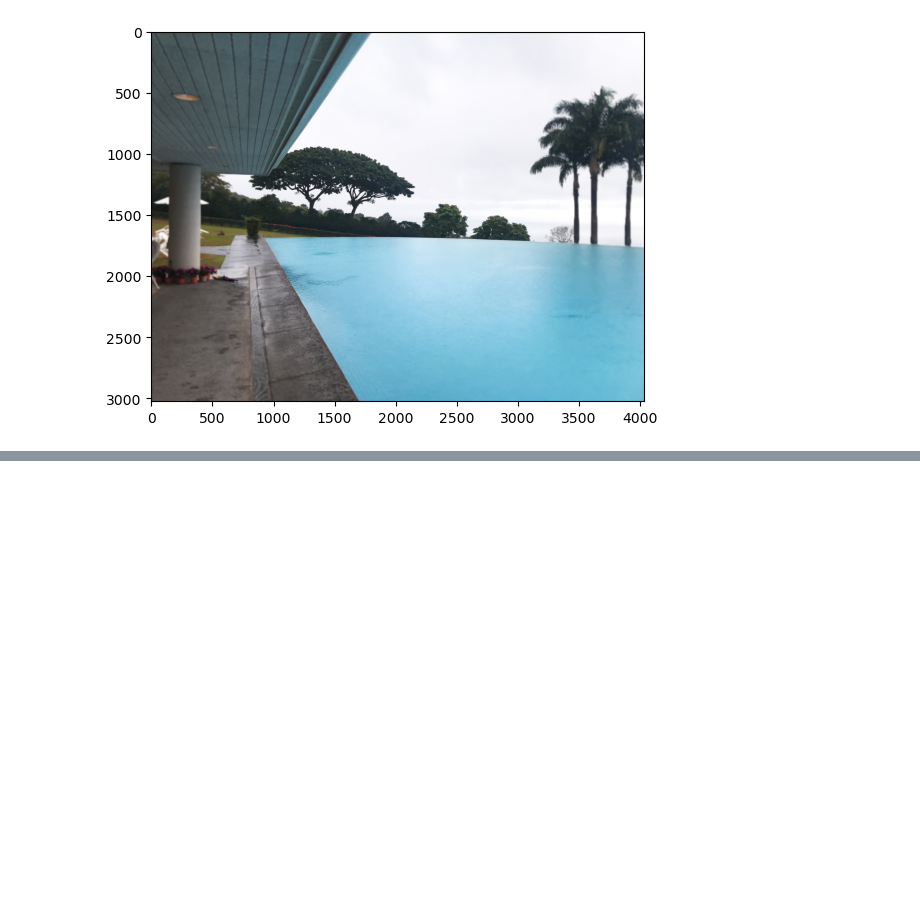
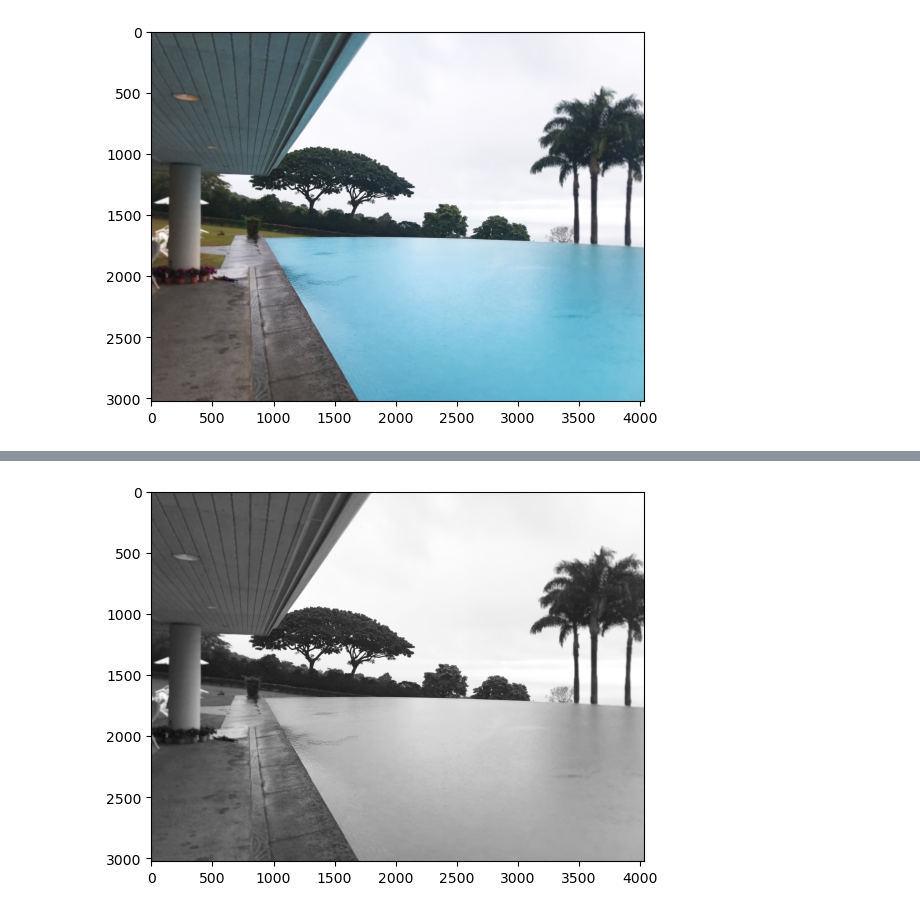
Before and after one commit to hanjaek/Data_Analysis, a Jupyter notebook: M3/Image_Analysis.ipynb, the cells around one changed output, grey strips where cells are left out. Cells and saved outputs as stored; diff of their text form; code cells hidden in the pictures; blank space fills up the shorter version.

```diff
--- a/M3/Image_Analysis.ipynb
+++ b/M3/Image_Analysis.ipynb
@@ -209,0 +222,6 @@ plt.show()
+# %%
+img_gray = cv2.cvtColor(img, cv2.COLOR_BGR2GRAY)
+plt.imshow(img_gray, cmap='gray')
+plt.show()
+# %% [output]
+[figure, added]
```
Also changed, not shown: parts of 26 cells of this notebook, 5 other files.
